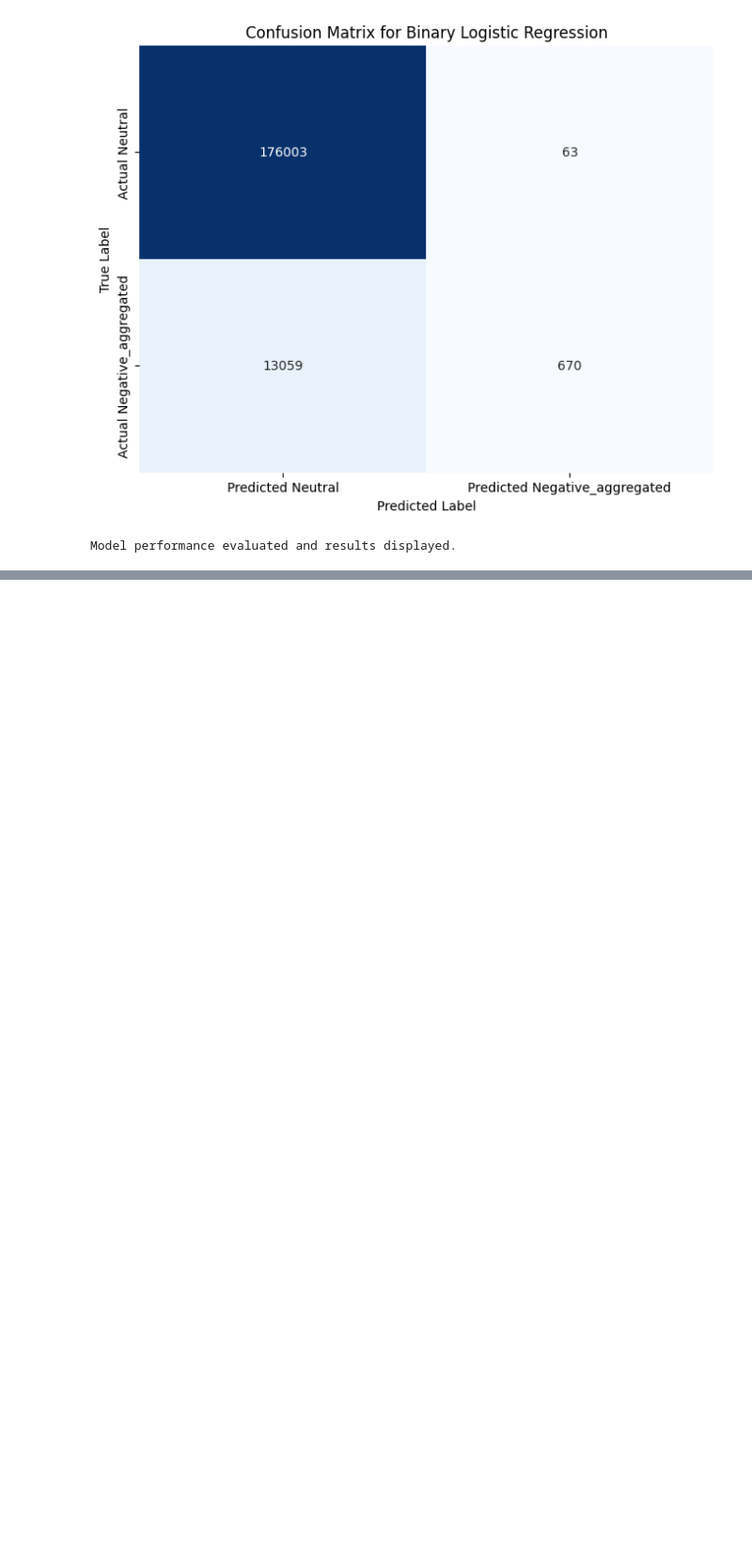
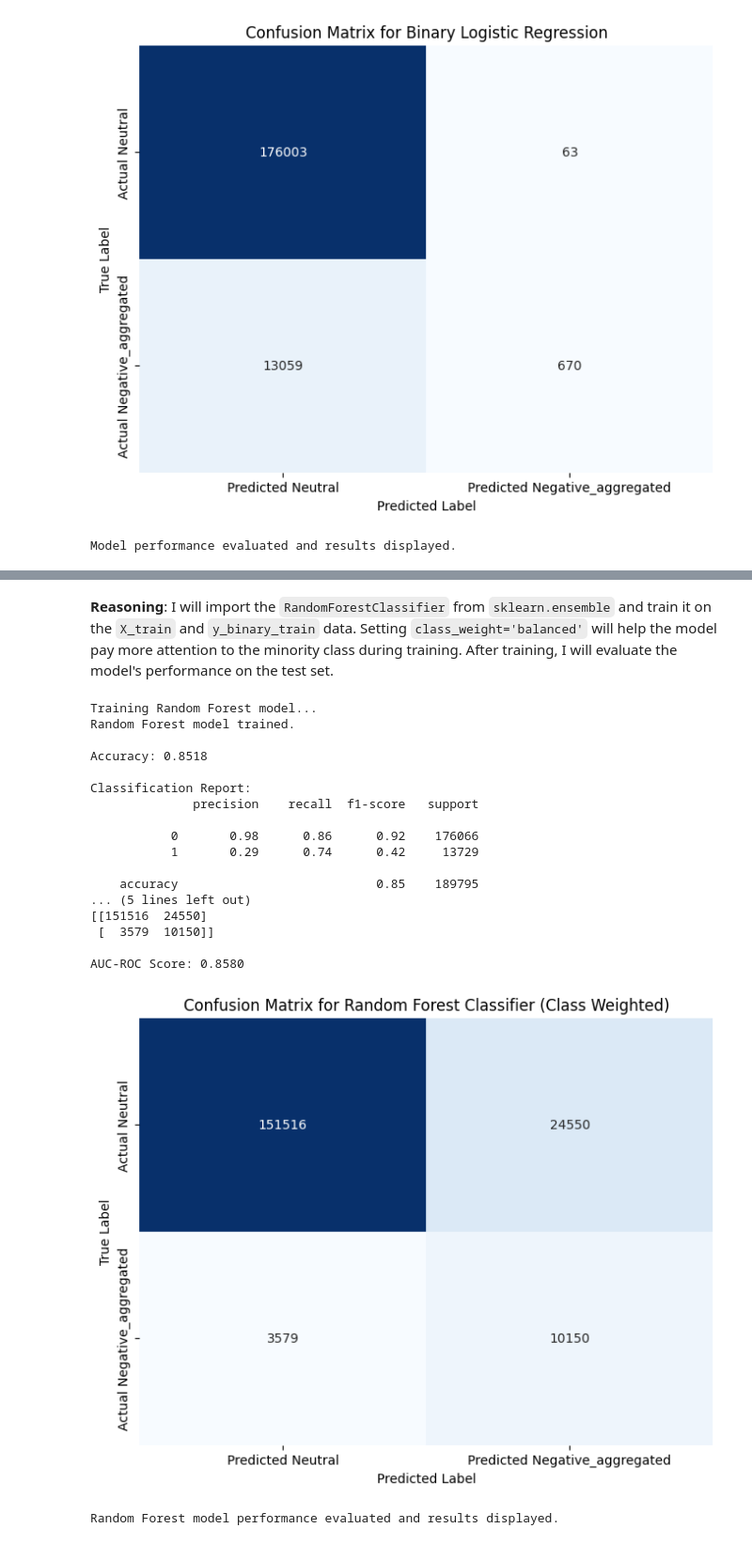
Before and after one commit to cdromcom/inst737, a Jupyter notebook: inst737_finalProject_jayPatel_bskyReg.ipynb, the cells around one changed output, grey strips where cells are left out. Shown at 94% size. Saved outputs shown, nothing was run; the diff lists cells and outputs as text; code cells hidden in the pictures; blank space fills up the shorter version.

```diff
--- a/inst737_finalProject_jayPatel_bskyReg.ipynb
+++ b/inst737_finalProject_jayPatel_bskyReg.ipynb
@@ -1666,0 +1672,68 @@ Model performance evaluated and results displayed.
+# %% [markdown]
+**Reasoning**:
+I will import the `RandomForestClassifier` from `sklearn.ensemble` and train it on the `X_train` and `y_binary_train` data. Setting `class_weight='balanced'` will help the model pay more attention to the minority class during training. After training, I will evaluate the model's performance on the test set.
+# %%
+from sklearn.ensemble import RandomForestClassifier
+from sklearn.metrics import accuracy_score, classification_report, confusion_matrix, roc_auc_score
+
+# Initialize the Random Forest Classifier with class_weight='balanced'
+# This parameter automatically adjusts weights inversely proportional to class frequencies
+rf_model = RandomForestClassifier(class_weight='balanced', random_state=42, n_jobs=-1) # n_jobs=-1 uses all available processors
+
+# Train the model
+print("Training Random Forest model...")
+rf_model.fit(X_train, y_binary_train)
+print("Random Forest model trained.")
+
+# Make predictions on the test set
+y_pred_rf = rf_model.predict(X_test)
+y_pred_prob_rf = rf_model.predict_proba(X_test)[:, 1] # Get probabilities for the positive class
+
+# Evaluate model performance
+print(f"\nAccuracy: {accuracy_score(y_binary_test, y_pred_rf):.4f}")
+print("\nClassification Report:")
+print(classification_report(y_binary_test, y_pred_rf))
+
+# Confusion Matrix
+conf_matrix_rf = confusion_matrix(y_binary_test, y_pred_rf)
+print("\nConfusion Matrix:")
+print(conf_matrix_rf)
+
+# AUC-ROC Score
+roc_auc_rf = roc_auc_score(y_binary_test, y_pred_prob_rf)
+print(f"\nAUC-ROC Score: {roc_auc_rf:.4f}")
+
+# Optional: Visualize Confusion Matrix
+import seaborn as sns
+import matplotlib.pyplot as plt
+
+plt.figure(figsize=(8, 6))
+sns.heatmap(conf_matrix_rf, annot=True, fmt='d', cmap='Blues', cbar=False,
+            xticklabels=['Predicted Neutral', 'Predicted Negative_aggregated'],
+            yticklabels=['Actual Neutral', 'Actual Negative_aggregated'])
+plt.title('Confusion Matrix for Random Forest Classifier (Class Weighted)')
+plt.xlabel('Predicted Label')
+plt.ylabel('True Label')
+plt.show()
+
+print("Random Forest model performance evaluated and results displayed.")
+# %% [output]
+Training Random Forest model...
+Random Forest model trained.
+
+Accuracy: 0.8518
+
+Classification Report:
+              precision    recall  f1-score   support
+
+           0       0.98      0.86      0.92    176066
+           1       0.29      0.74      0.42     13729
+
+    accuracy                           0.85    189795
+... (5 lines left out)
+[[151516  24550]
+ [  3579  10150]]
+
+AUC-ROC Score: 0.8580
+[figure, added]
+Random Forest model performance evaluated and results displayed.
```
Also changed, not shown: parts of 1 cell of this notebook.
